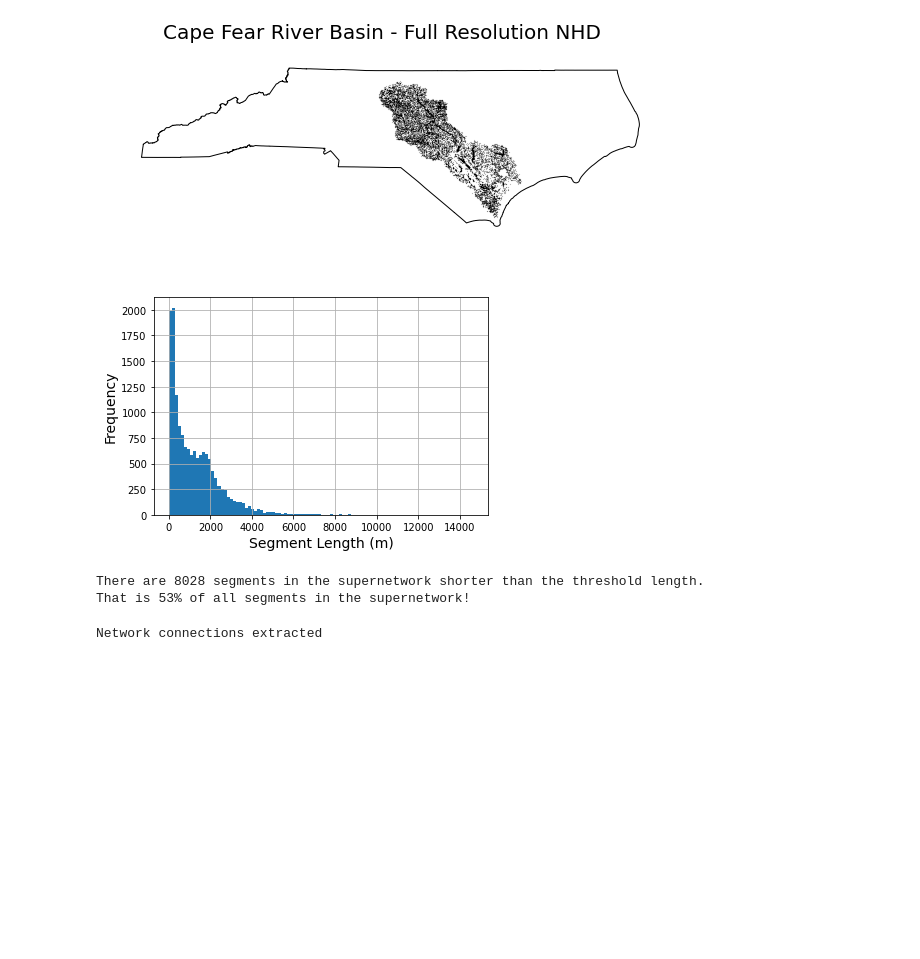
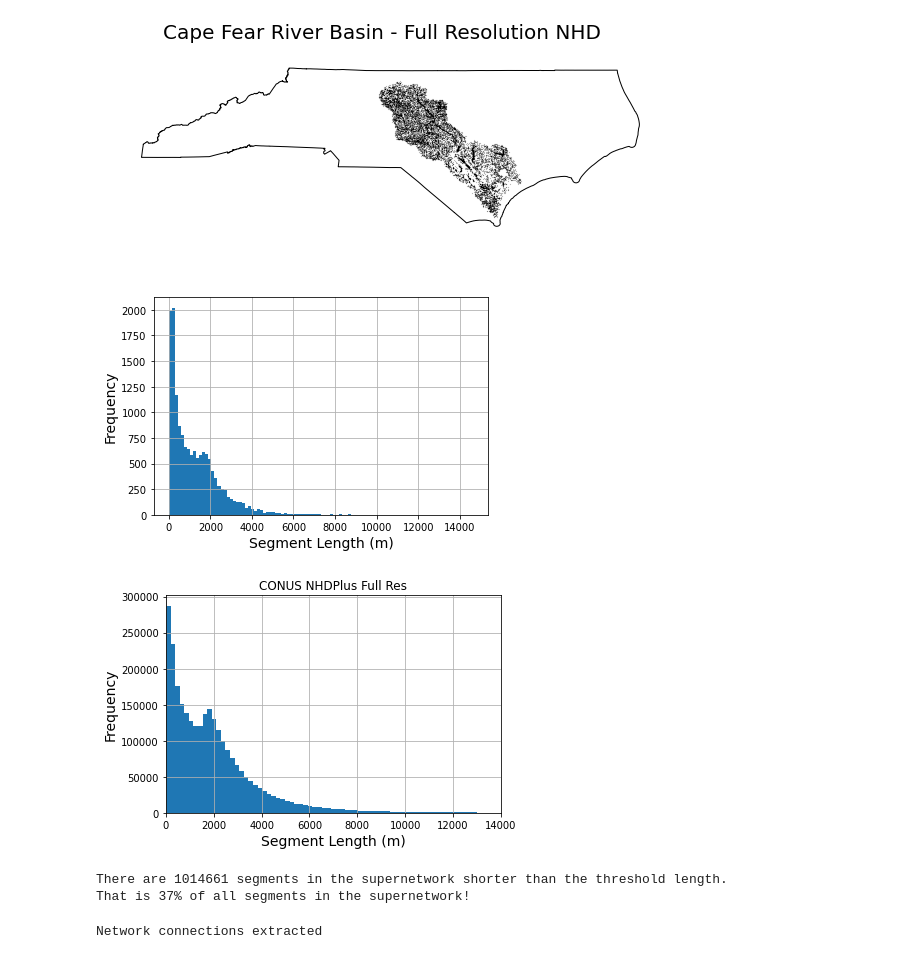
Before and after one commit to jhrehanoaa/t-route, a Jupyter notebook: notebooks/segment-merge.ipynb, the cells around one changed output. Drawn from its saved outputs; the diff is of its cells as text; code cells hidden in the pictures; blank space fills up the shorter version.

```diff
--- a/notebooks/segment-merge.ipynb
+++ b/notebooks/segment-merge.ipynb
@@ -80,6 +87,7 @@ if not os.path.exists(network_data["geo_file_path"]):
 
 # read-in NHD data, retain a copy for viz purposes
 data = nhd_io.read(network_data["geo_file_path"])
+data_full = data.copy()
 dat_geo = data.copy()
 
 # select only the necessary columns needed for network analysis and computation
@@ -172,37 +182,53 @@ plt.show()
 # Create a histogram of segment lengths
 ################################################
 
+# Cape Fear Basin
 data.Length.hist(bins=100)
 
 ax = plt.gca()
 ax.set_ylabel("Frequency", size=14)
 ax.set_xlabel("Segment Length (m)", size=14)
 
 plt.show()
+
+# CONUS NHD Full Resolution
+data_full.Length.hist(bins=500)
+
+ax = plt.gca()
+ax.set_ylabel("Frequency", size=14)
+ax.set_xlabel("Segment Length (m)", size=14)
+ax.set_title("CONUS NHDPlus Full Res")
+plt.xlim([0,14000])
+
+fig = plt.gcf()
+
+plt.show()
+fig.savefig("../doc/nhd_fullres_conus_length_distribution.png", bbox_inches='tight')
 
 ################################################
 # What fraction of segments on the network are
 # shorter than specified threshold?
 ################################################
 
 # specify threshold length
 thresh = 1000  # meters
 
-short_segs = len(data[data.Length <= thresh].index)
-total_segs = len(data.index)
+short_segs = len(data_full[data_full.Length <= thresh].index)
+total_segs = len(data_full.index)
 
 print(
     "There are %s segments in the supernetwork shorter than the threshold length."
     % (short_segs)
 )
 print(
     "That is %s%% of all segments in the supernetwork!"
     % round(short_segs / total_segs * 100)
 )
 # %% [output]
 [figure]
+[figure, added]
-There are 8028 segments in the supernetwork shorter than the threshold length.
-That is 53% of all segments in the supernetwork!
+There are 1014661 segments in the supernetwork shorter than the threshold length.
+That is 37% of all segments in the supernetwork!
 # %%
 #####################################################################################
 # Extract network connections
```
Also changed, not shown: parts of 28 cells of this notebook.
